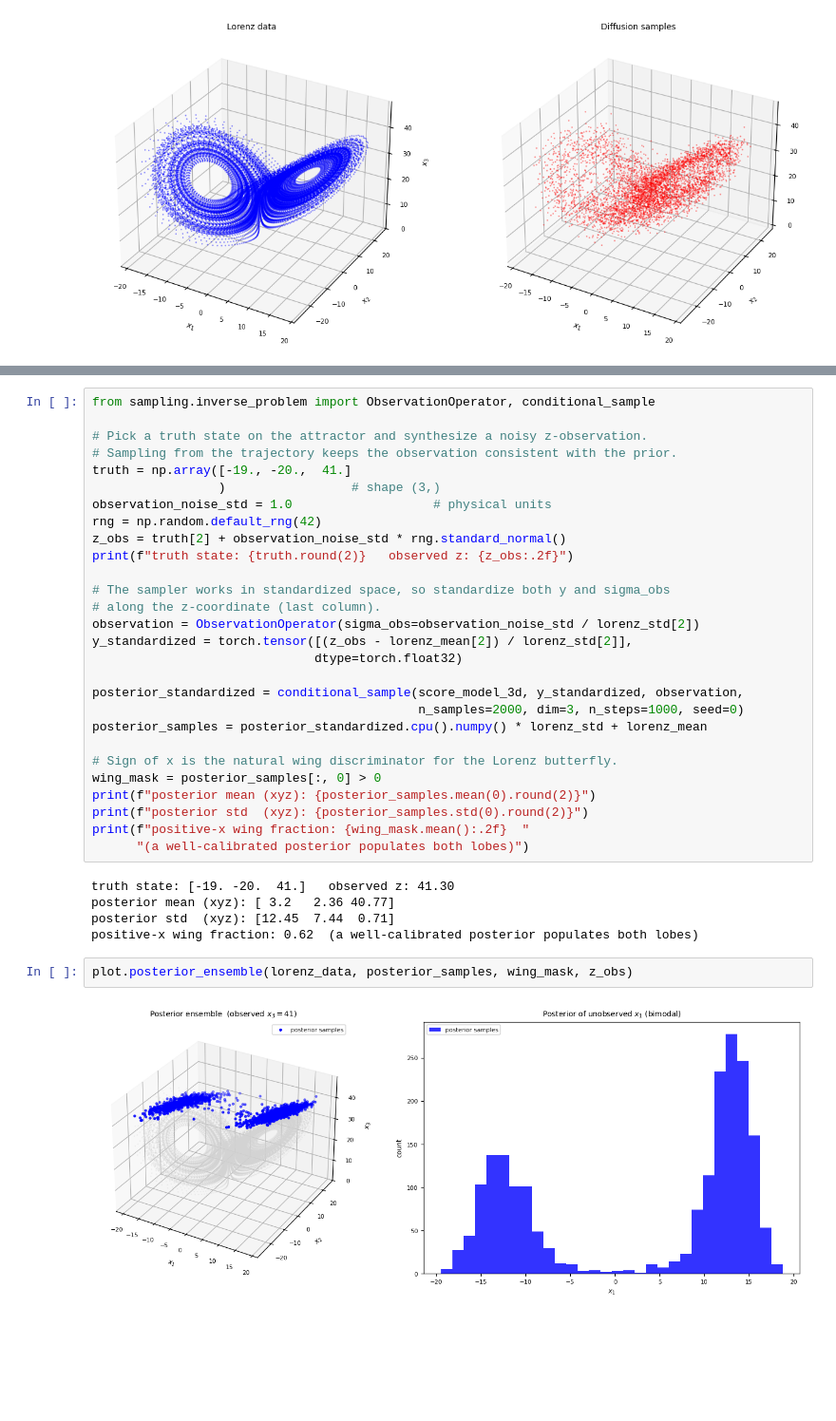
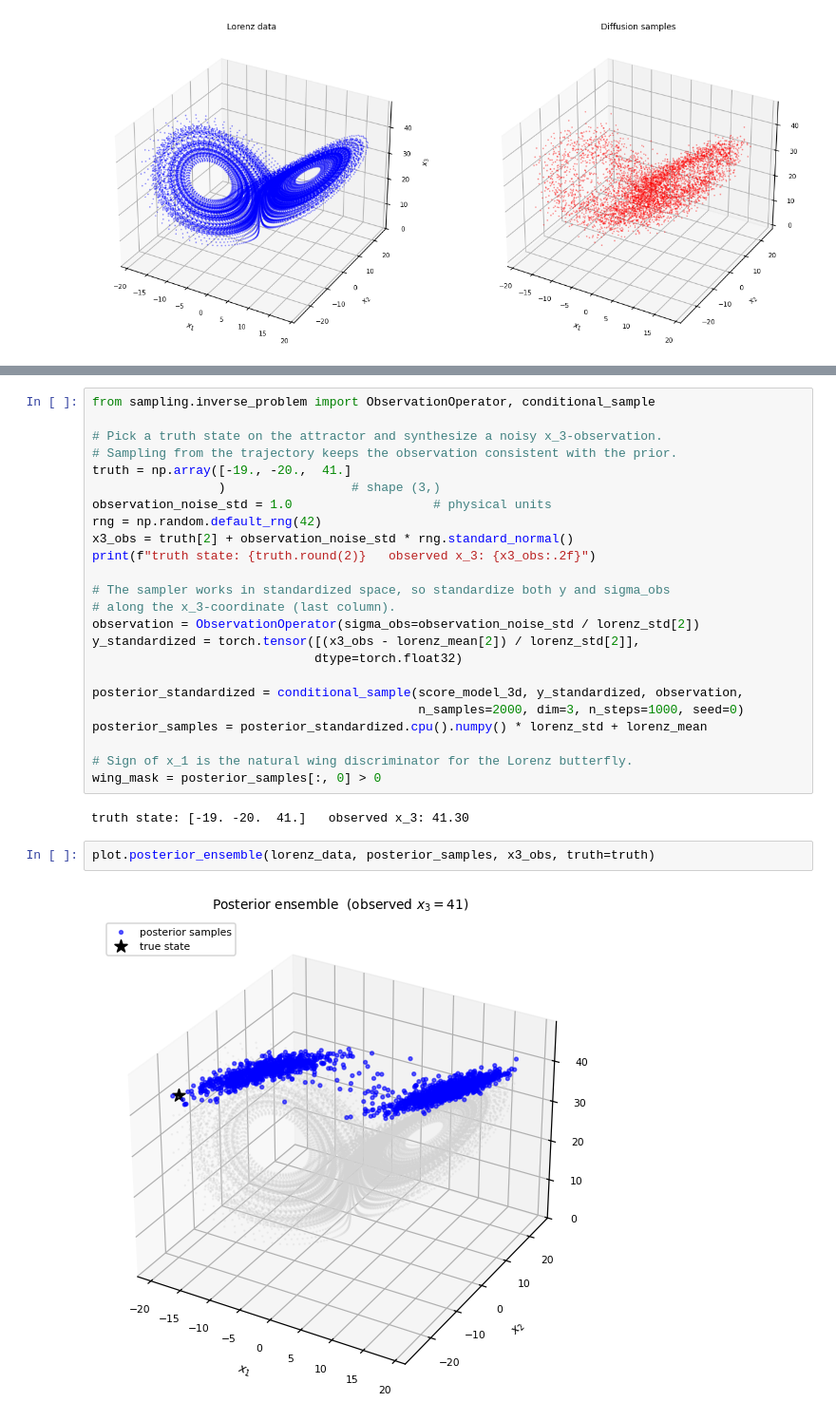
Before and after one commit to MB-29/generative_modeling-momentum_bootcamp, a Jupyter notebook: notebook.ipynb, the cells around one changed output, grey strips where cells are left out. Shown at 95% size. Cells and saved outputs as stored; diff of their text form; blank space fills up the shorter version.

```diff
--- a/notebook.ipynb
+++ b/notebook.ipynb
@@ -499,38 +549,31 @@ term was not added at all.
 # %%
 from sampling.inverse_problem import ObservationOperator, conditional_sample
 
-# Pick a truth state on the attractor and synthesize a noisy z-observation.
+# Pick a truth state on the attractor and synthesize a noisy x_3-observation.
 # Sampling from the trajectory keeps the observation consistent with the prior.
 truth = np.array([-19., -20.,  41.]
                  )                 # shape (3,)
 observation_noise_std = 1.0                   # physical units
 rng = np.random.default_rng(42)
-z_obs = truth[2] + observation_noise_std * rng.standard_normal()
-print(f"truth state: {truth.round(2)}   observed z: {z_obs:.2f}")
+x3_obs = truth[2] + observation_noise_std * rng.standard_normal()
+print(f"truth state: {truth.round(2)}   observed x_3: {x3_obs:.2f}")
 
 # The sampler works in standardized space, so standardize both y and sigma_obs
-# along the z-coordinate (last column).
+# along the x_3-coordinate (last column).
 observation = ObservationOperator(sigma_obs=observation_noise_std / lorenz_std[2])
-y_standardized = torch.tensor([(z_obs - lorenz_mean[2]) / lorenz_std[2]],
+y_standardized = torch.tensor([(x3_obs - lorenz_mean[2]) / lorenz_std[2]],
                               dtype=torch.float32)
 
 posterior_standardized = conditional_sample(score_model_3d, y_standardized, observation,
                                             n_samples=2000, dim=3, n_steps=1000, seed=0)
 posterior_samples = posterior_standardized.cpu().numpy() * lorenz_std + lorenz_mean
 
-# Sign of x is the natural wing discriminator for the Lorenz butterfly.
+# Sign of x_1 is the natural wing discriminator for the Lorenz butterfly.
 wing_mask = posterior_samples[:, 0] > 0
-print(f"posterior mean (xyz): {posterior_samples.mean(0).round(2)}")
-print(f"posterior std  (xyz): {posterior_samples.std(0).round(2)}")
-print(f"positive-x wing fraction: {wing_mask.mean():.2f}  "
-      "(a well-calibrated posterior populates both lobes)")
 # %% [output]
-truth state: [-19. -20.  41.]   observed z: 41.30
-posterior mean (xyz): [ 3.2   2.36 40.77]
-posterior std  (xyz): [12.45  7.44  0.71]
-positive-x wing fraction: 0.62  (a well-calibrated posterior populates both lobes)
+truth state: [-19. -20.  41.]   observed x_3: 41.30
 # %%
-plot.posterior_ensemble(lorenz_data, posterior_samples, wing_mask, z_obs)
+plot.posterior_ensemble(lorenz_data, posterior_samples, x3_obs, truth=truth)
 # %% [output]
-[figure, old version]
+[figure, new version]
 # %% [markdown]
```
Also changed, not shown: parts of 37 cells of this notebook, 17 other files.
